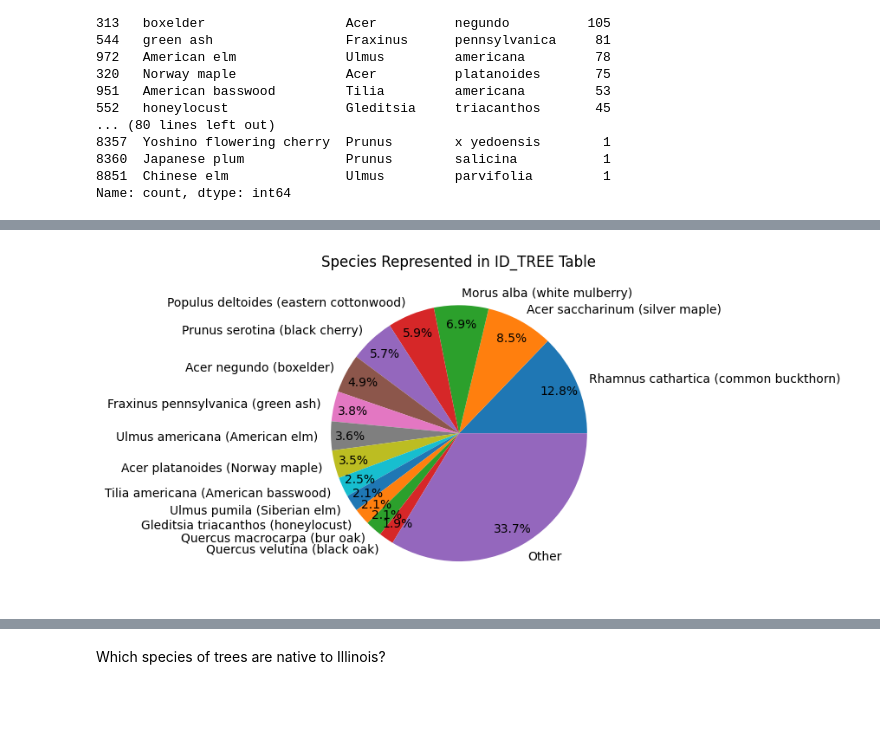
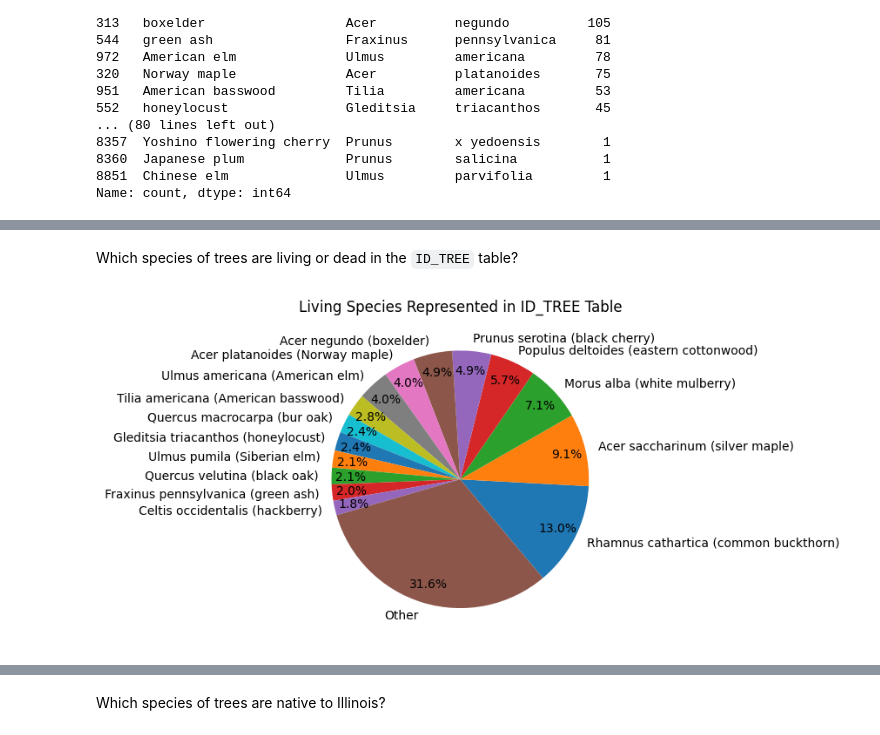
Before and after one commit to fractalate/data-trees, a Jupyter notebook: explore_chicago_il.ipynb, the cells around one changed output, grey strips where cells are left out. Saved outputs shown, nothing was run; the diff lists cells and outputs as text; code cells hidden in the pictures; blank space fills up the shorter version.

Commit message:
Accounting for Living and Dead Trees

```diff
--- a/explore_chicago_il.ipynb
+++ b/explore_chicago_il.ipynb
@@ -47,0 +50,8 @@ Columns: ['CN', 'SYMBOL_TYPE', 'SYMBOL', 'SCIENTIFIC_NAME', 'NEW_SYMBOL', 'NEW_S
+# %%
+TREE_STATUS_LIVE = 1
+TREE_STATUS_DEAD = 2
+
+df_ref_tree_status = pd.read_csv('./data/Urban DataMart/Chicago_IL_CSV/REF_TREE_STATUS.csv')
+print('Records:', len(df_ref_tree_status))
+print('Columns:', list(df_ref_tree_status.columns))
+df_ref_tree_status
@@ -78,0 +100,13 @@ Name: count, dtype: int64
+# %%
+df_id_tree_live = df_id_tree[df_id_tree['STATUSCD'] == TREE_STATUS_LIVE]
+df_id_tree_dead = df_id_tree[df_id_tree['STATUSCD'] == TREE_STATUS_DEAD]
+
+df = pd.merge(
+    df_id_tree[['STATUSCD']],
+    df_ref_tree_status[['VALUE', 'ABBR']],
+    left_on='STATUSCD',
+    right_on='VALUE',
+    how='left',
+)
+df = df.drop('VALUE', axis=1)
+df.value_counts()
@@ -79,21 +141,32 @@ Name: count, dtype: int64
+# %% [markdown]
+Which species of trees are living or dead in the `ID_TREE` table?
 # %%
+df = pd.merge(
+    df_id_tree_live[['SPCD', 'STATUSCD']],
+    df_ref_species[['SPCD', 'COMMON_NAME', 'GENUS', 'SPECIES']],
+    left_on='SPCD',
+    right_on='SPCD',
+    how='left',
+)
+
 df_labeled = df['GENUS'] + ' ' + df['SPECIES'] + ' (' + df['COMMON_NAME'] + ')'
 df_labeled_counts = df_labeled.value_counts()
 
-threshold = 40  # Determined by fiddling.
+threshold = 30  # Determined by fiddling.
 df_labeled_filtered = df_labeled_counts[df_labeled_counts >= threshold]
 df_labeled_others = df_labeled_counts[df_labeled_counts < threshold].sum()
 
 df_labeled_final = df_labeled_filtered.copy()
 if df_labeled_others > 0:
     df_labeled_final['Other'] = df_labeled_others
 
 ax = df_labeled_final.plot.pie(
-    title='Species Represented in ID_TREE Table',
+    title='Living Species Represented in ID_TREE Table',
     autopct='%1.1f%%',
     pctdistance=0.85,
+    startangle=-50,
 )
 ax.set_ylabel('')
 pass
 # %% [output]
-[figure, old version]
+[figure, new version]
```
Also changed, not shown: parts of 15 cells of this notebook.
